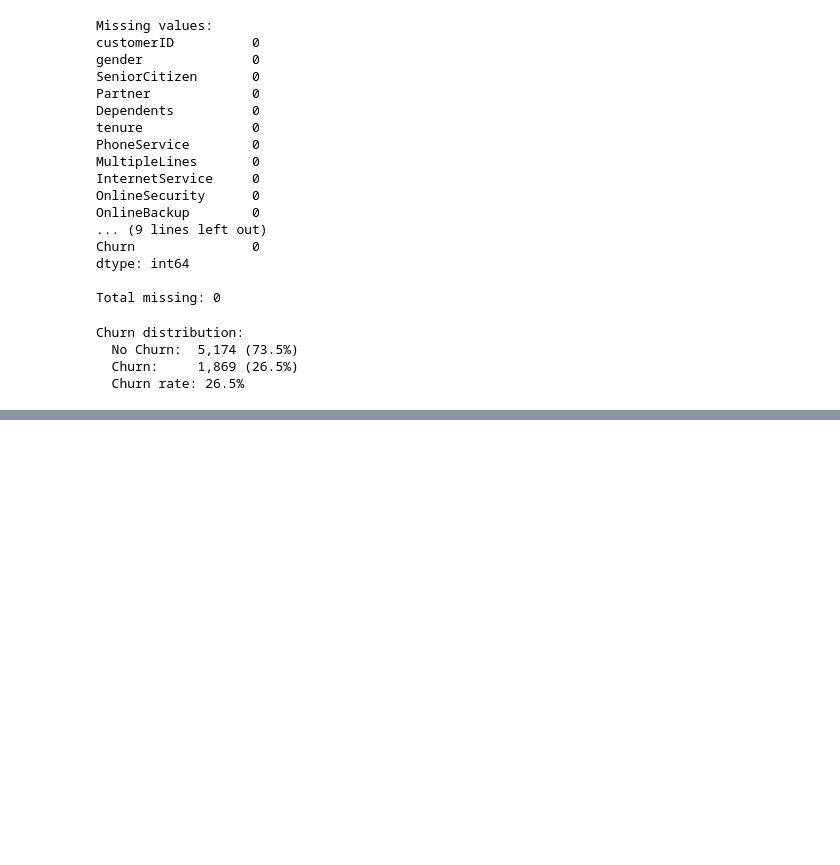
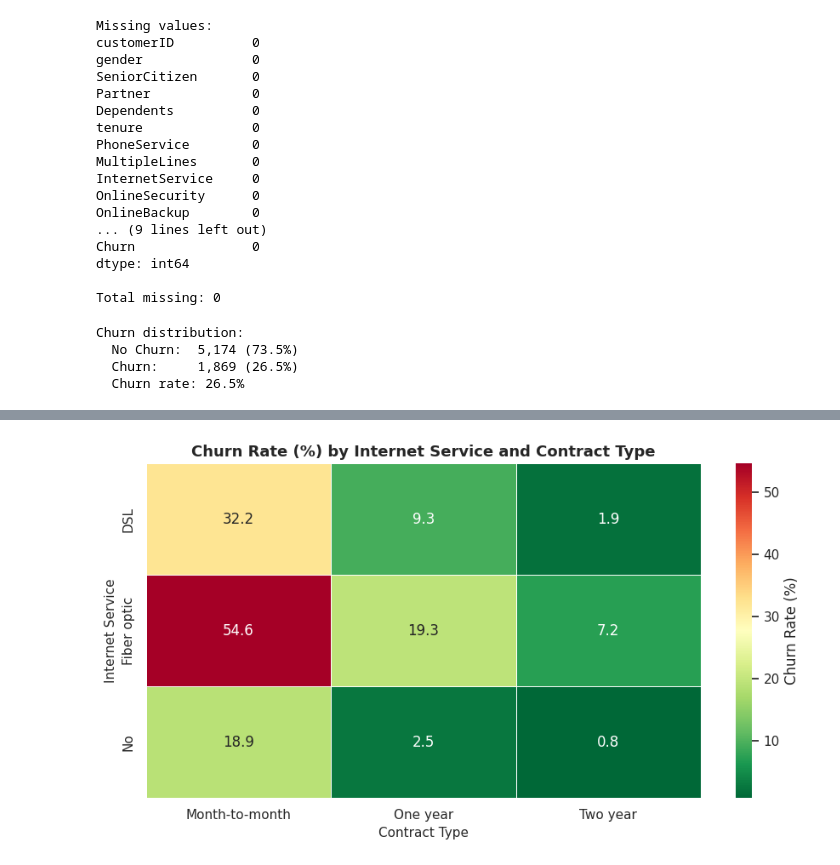
Before and after one commit to mauriziopinto/ai-telecom-retention-platform, a Jupyter notebook: retention_system.ipynb, the cells around one changed output, grey strips where cells are left out. Saved outputs shown, nothing was run; the diff lists cells and outputs as text; code cells hidden in the pictures; blank space fills up the shorter version.

```diff
--- a/retention_system.ipynb
+++ b/retention_system.ipynb
@@ -120,0 +284,14 @@ Churn distribution:
+# %%
+# Visualization 3: Churn rate heatmap by key segments
+fig, ax = plt.subplots(figsize=(9, 5))
+pivot = df.pivot_table(values='Churn', index='InternetService', columns='Contract',
+                       aggfunc=lambda x: (x == 'Yes').mean() * 100)
+sns.heatmap(pivot, annot=True, fmt='.1f', cmap='RdYlGn_r', ax=ax, linewidths=0.5,
+            cbar_kws={'label': 'Churn Rate (%)'})
+ax.set_title('Churn Rate (%) by Internet Service and Contract Type', fontsize=13, fontweight='bold')
+ax.set_ylabel('Internet Service', fontsize=11)
+ax.set_xlabel('Contract Type', fontsize=11)
+plt.tight_layout()
+plt.show()
+# %% [output]
+[figure, added]
```
Also changed, not shown: parts of 7 cells of this notebook.
